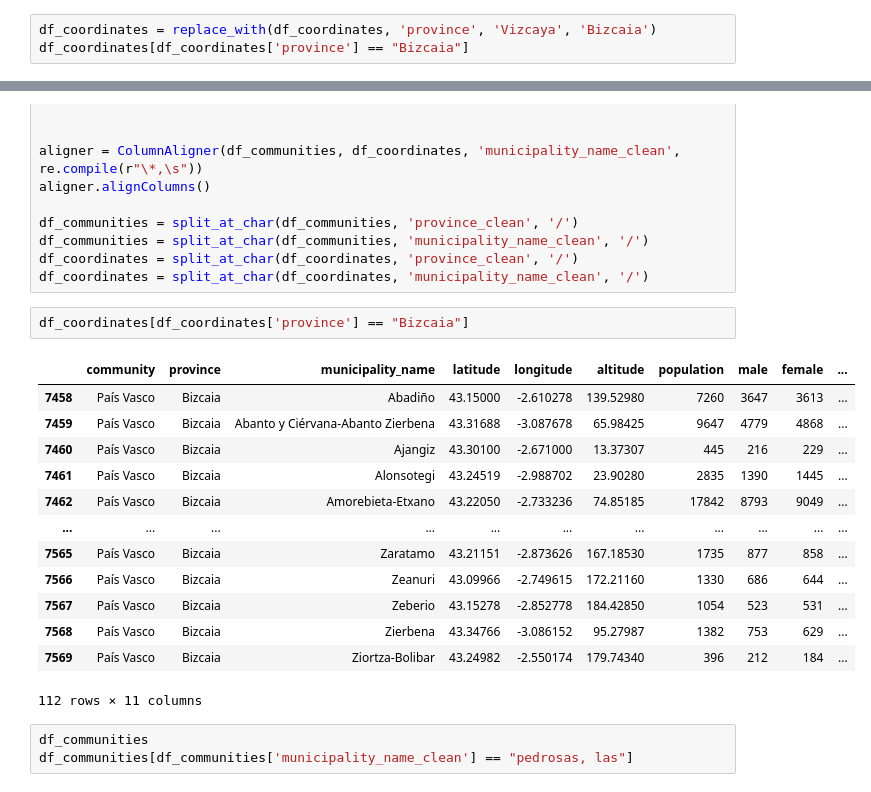
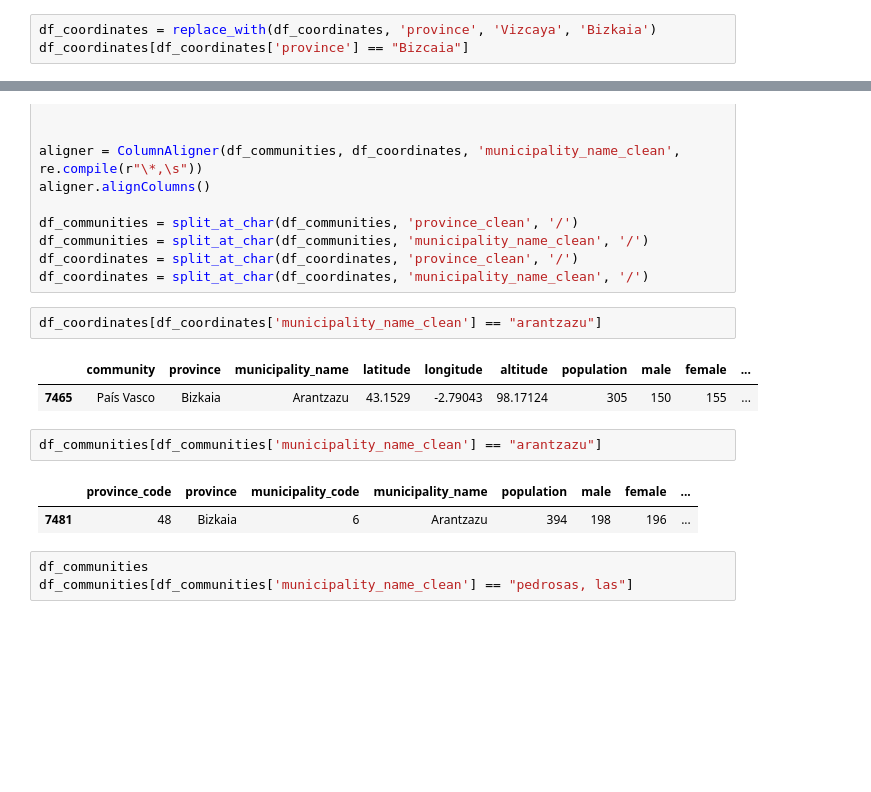
Before and after one commit to marimoysan/ml-pueblos, a Jupyter notebook: notebooks/eda.ipynb, the cells around one changed output, grey strips where cells are left out. Drawn from its saved outputs; the diff is of its cells as text; blank space fills up the shorter version.

```diff
--- a/notebooks/eda.ipynb
+++ b/notebooks/eda.ipynb
@@ -59,5 +59,5 @@ df_communities.sample(5)
 # %%
-df_coordinates = replace_with(df_coordinates, 'province', 'Vizcaya', 'Bizcaia')
+df_coordinates = replace_with(df_coordinates, 'province', 'Vizcaya', 'Bizkaia')
 df_coordinates[df_coordinates['province'] == "Bizcaia"]
 # %% [output]
 |  | community | province | municipality_name | latitude | longitude | altitude | population | male | female |
@@ -86,21 +74,15 @@ df_communities = split_at_char(df_communities, 'municipality_name_clean', '/')
 df_coordinates = split_at_char(df_coordinates, 'province_clean', '/')
 df_coordinates = split_at_char(df_coordinates, 'municipality_name_clean', '/')
 # %%
-df_coordinates[df_coordinates['province'] == "Bizcaia"]
+df_coordinates[df_coordinates['municipality_name_clean'] == "arantzazu"]
 # %% [output]
 |  | community | province | municipality_name | latitude | longitude | altitude | population | male | female | ... |
-| 7458 | País Vasco | Bizcaia | Abadiño | 43.15000 | -2.610278 | 139.52980 | 7260 | 3647 | 3613 | ... |
-| 7459 | País Vasco | Bizcaia | Abanto y Ciérvana-Abanto Zierbena | 43.31688 | -3.087678 | 65.98425 | 9647 | 4779 | 4868 | ... |
-| 7460 | País Vasco | Bizcaia | Ajangiz | 43.30100 | -2.671000 | 13.37307 | 445 | 216 | 229 | ... |
-| 7461 | País Vasco | Bizcaia | Alonsotegi | 43.24519 | -2.988702 | 23.90280 | 2835 | 1390 | 1445 | ... |
-| 7462 | País Vasco | Bizcaia | Amorebieta-Etxano | 43.22050 | -2.733236 | 74.85185 | 17842 | 8793 | 9049 | ... |
-| ... | ... | ... | ... | ... | ... | ... | ... | ... | ... | ... |
-| 7565 | País Vasco | Bizcaia | Zaratamo | 43.21151 | -2.873626 | 167.18530 | 1735 | 877 | 858 | ... |
-| 7566 | País Vasco | Bizcaia | Zeanuri | 43.09966 | -2.749615 | 172.21160 | 1330 | 686 | 644 | ... |
-| 7567 | País Vasco | Bizcaia | Zeberio | 43.15278 | -2.852778 | 184.42850 | 1054 | 523 | 531 | ... |
-| 7568 | País Vasco | Bizcaia | Zierbena | 43.34766 | -3.086152 | 95.27987 | 1382 | 753 | 629 | ... |
-| 7569 | País Vasco | Bizcaia | Ziortza-Bolibar | 43.24982 | -2.550174 | 179.74340 | 396 | 212 | 184 | ... |
+| 7465 | País Vasco | Bizkaia | Arantzazu | 43.1529 | -2.79043 | 98.17124 | 305 | 150 | 155 | ... |
-112 rows × 11 columns
+# %%
+df_communities[df_communities['municipality_name_clean'] == "arantzazu"]
+# %% [output]
+|  | province_code | province | municipality_code | municipality_name | population | male | female | ... |
+| 7481 | 48 | Bizkaia | 6 | Arantzazu | 394 | 198 | 196 | ... |
 # %%
 df_communities
 df_communities[df_communities['municipality_name_clean'] == "pedrosas, las"]
```
Also changed, not shown: parts of 14 cells of this notebook.
